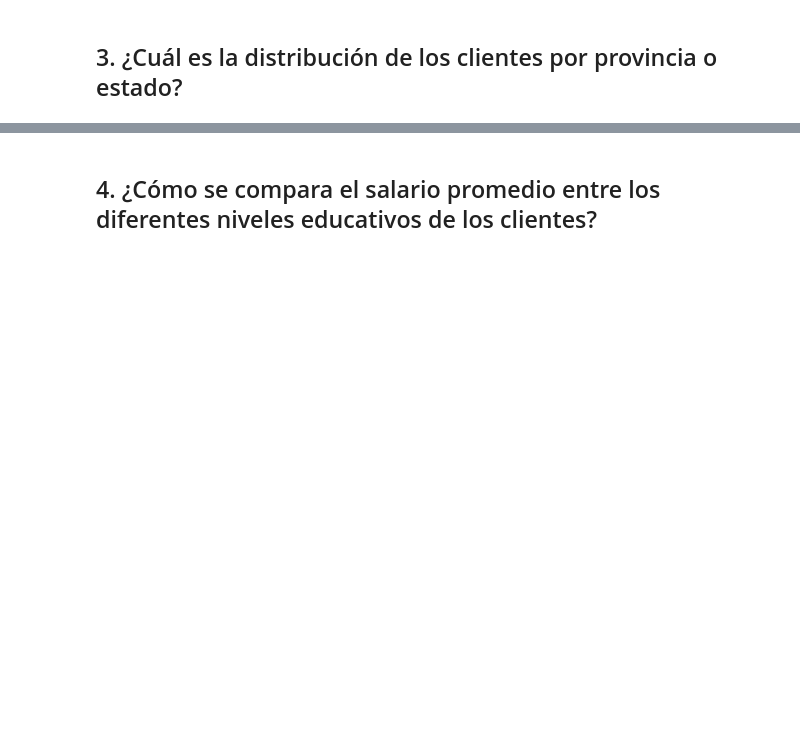
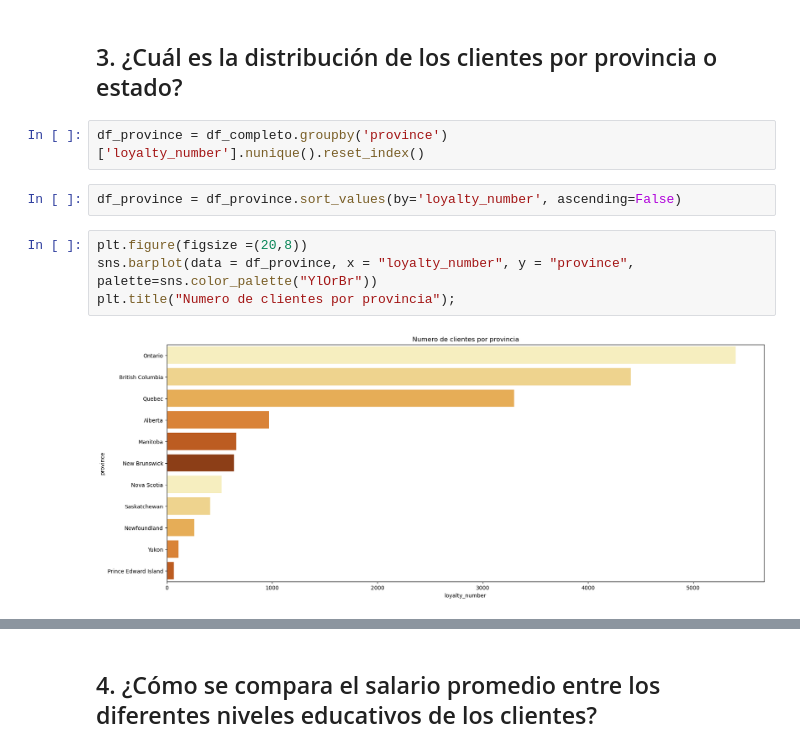
Before and after one commit to Adalab/bda-modulo-3-evaluacion-final-inesaag, a Jupyter notebook: evaluacion.ipynb, the cells around one changed output, grey strips where cells are left out. Saved outputs shown, nothing was run; the diff lists cells and outputs as text; blank space fills up the shorter version.

```diff
--- a/evaluacion.ipynb
+++ b/evaluacion.ipynb
@@ -475,2 +587,12 @@ Usando las herramientas de visualización que has aprendido durante este módulo
 # %% [markdown]
 ## 3. ¿Cuál es la distribución de los clientes por provincia o estado?
+# %%
+df_province = df_completo.groupby('province')['loyalty_number'].nunique().reset_index()
+# %%
+df_province = df_province.sort_values(by='loyalty_number', ascending=False)
+# %%
+plt.figure(figsize =(20,8))
+sns.barplot(data = df_province, x = "loyalty_number", y = "province", palette=sns.color_palette("YlOrBr"))
+plt.title("Numero de clientes por provincia");
+# %% [output]
+[figure, added]
```
Also changed, not shown: parts of 22 cells of this notebook.
